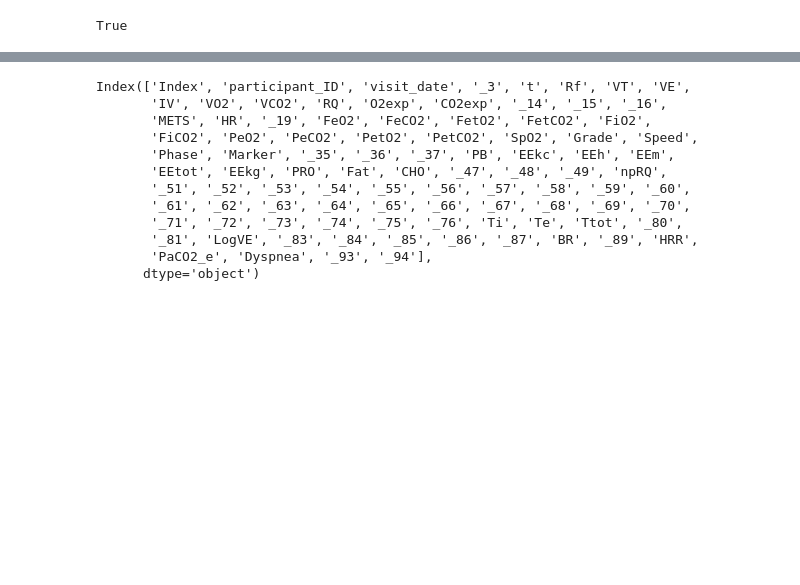
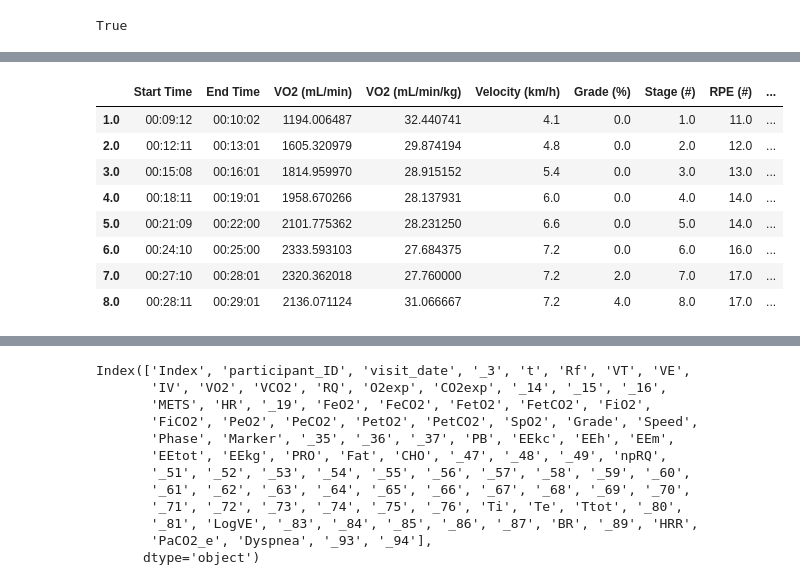
Before and after one commit to myschne/SI485Project, a Jupyter notebook: MIPACEFeatExt.ipynb, the cells around one changed output, grey strips where cells are left out. Drawn from its saved outputs; the diff is of its cells as text; code cells hidden in the pictures; blank space fills up the shorter version.

```diff
--- a/MIPACEFeatExt.ipynb
+++ b/MIPACEFeatExt.ipynb
@@ -240,3 +253,66 @@ VO2_outcome_df
+# %%
+window_size_seconds = 50
+columns = ["Start Time",
+        "End Time",
+        "VO2 (mL/min)",
+        "VO2 (mL/min/kg)",
+        "Velocity (km/h)",
+        "Grade (%)",
+        "Stage (#)",
+        "RPE (#)",
+        "HR (bpm)",
+        "Lactate (mmol/L)",
+        "RQ",
+        "True VO2max? T/F",
+        "Reach Steady State? T/F"]
+dtypes = {
+    "True VO2max? T/F": "boolean",
+    "Reach Steady State? T/F": "boolean"
+}
+
+def get_stage_metrics(stage_df, summary_df):
+    #Create row for stage in summary_df
+    summary_df.loc[stage_df.name]=np.nan
+
+    #Get start and end times of analysis window
+    start_time = stage_df[stage_df['t'] <= stage_df['t'].values[-1] -
+                                                           pd.Timedelta(seconds=window_size_seconds)]['t'].values[-1]
+    summary_df.loc[stage_df.name, 'Start Time'] = str(pd.to_datetime(start_time).strftime('%H:%M:%S'))
+    summary_df.loc[stage_df.name, 'End Time'] = str(pd.to_datetime(stage_df['t'].values[-1]).strftime('%H:%M:%S'))
+    summary_df.loc[stage_df.name, 'Velocity (km/h)'] = stage_df['Speed'].values[0]
+    summary_df.loc[stage_df.name, 'Grade (%)'] = stage_df['Grade'].values[0]
+    summary_df.loc[stage_df.name, 'Stage (#)'] = stage_df['Stage'].values[0]
+
+    #Use last RPE rating and last recorded lactate value
+    summary_df.loc[stage_df.name, 'RPE (#)'] = int(stage_df['Dyspnea'].values[-1].split("_")[-1])
+    summary_df.loc[stage_df.name, 'Lactate (mmol/L)'] = stage_df['_49'].values[-1]
+
+    #Average values over the last 50 seconds (or designated window size)
+    summary_df.loc[stage_df.name, 'VO2 (mL/min)'] = stage_df[stage_df['t'] >= start_time]['VO2'].mean()
+    summary_df.loc[stage_df.name, 'VO2 (mL/min/kg)'] = stage_df[stage_df['t'] >= start_time]['_16'].mean()
+    summary_df.loc[stage_df.name, 'HR (bpm)'] = stage_df[stage_df['t'] >= start_time]['HR'].mean()
+    summary_df.loc[stage_df.name, 'RQ'] = stage_df[stage_df['t'] >= start_time]['RQ'].mean()
+
+    #True Vo2max if RQ is above threshold
+    summary_df.loc[stage_df.name, 'True VO2max? T/F'] = summary_df.loc[stage_df.name, 'RQ'] > rq_threshold
+
+def create_test_summary(test_df):
+    df = pd.DataFrame(columns=columns).astype(dtypes)
+    test_df.groupby('Stage').apply(get_stage_metrics, df)
+    return df
+
+test_summary = create_test_summary(participant_df['TR000105_20220207'])
+test_summary
+# %% [output]
+|  | Start Time | End Time | VO2 (mL/min) | VO2 (mL/min/kg) | Velocity (km/h) | Grade (%) | Stage (#) | RPE (#) | ... |
+| 1.0 | 00:09:12 | 00:10:02 | 1194.006487 | 32.440741 | 4.1 | 0.0 | 1.0 | 11.0 | ... |
+| 2.0 | 00:12:11 | 00:13:01 | 1605.320979 | 29.874194 | 4.8 | 0.0 | 2.0 | 12.0 | ... |
+| 3.0 | 00:15:08 | 00:16:01 | 1814.959970 | 28.915152 | 5.4 | 0.0 | 3.0 | 13.0 | ... |
+| 4.0 | 00:18:11 | 00:19:01 | 1958.670266 | 28.137931 | 6.0 | 0.0 | 4.0 | 14.0 | ... |
+| 5.0 | 00:21:09 | 00:22:00 | 2101.775362 | 28.231250 | 6.6 | 0.0 | 5.0 | 14.0 | ... |
+| 6.0 | 00:24:10 | 00:25:00 | 2333.593103 | 27.684375 | 7.2 | 0.0 | 6.0 | 16.0 | ... |
+| 7.0 | 00:27:10 | 00:28:01 | 2320.362018 | 27.760000 | 7.2 | 2.0 | 7.0 | 17.0 | ... |
+| 8.0 | 00:28:11 | 00:29:01 | 2136.071124 | 31.066667 | 7.2 | 4.0 | 8.0 | 17.0 | ... |
 # %%
 # Specify the time after which you want to get the first value
 target_time = pd.to_datetime('1900-01-01 00:22:30')
```
Also changed, not shown: parts of 4 cells of this notebook.
